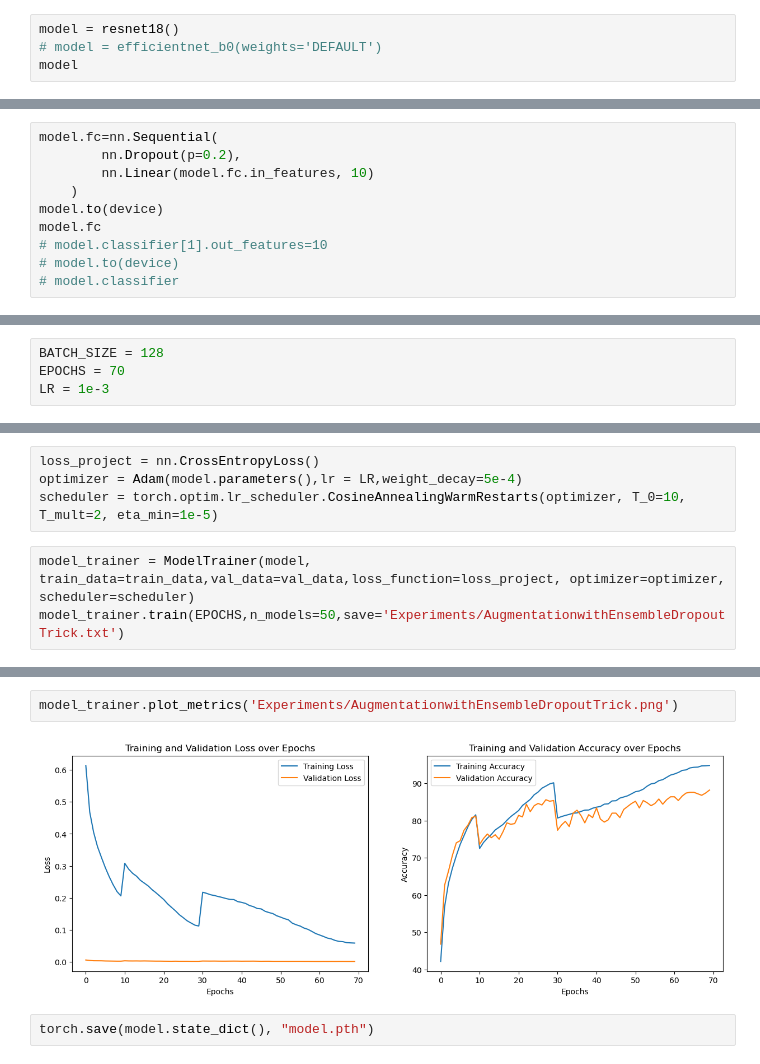
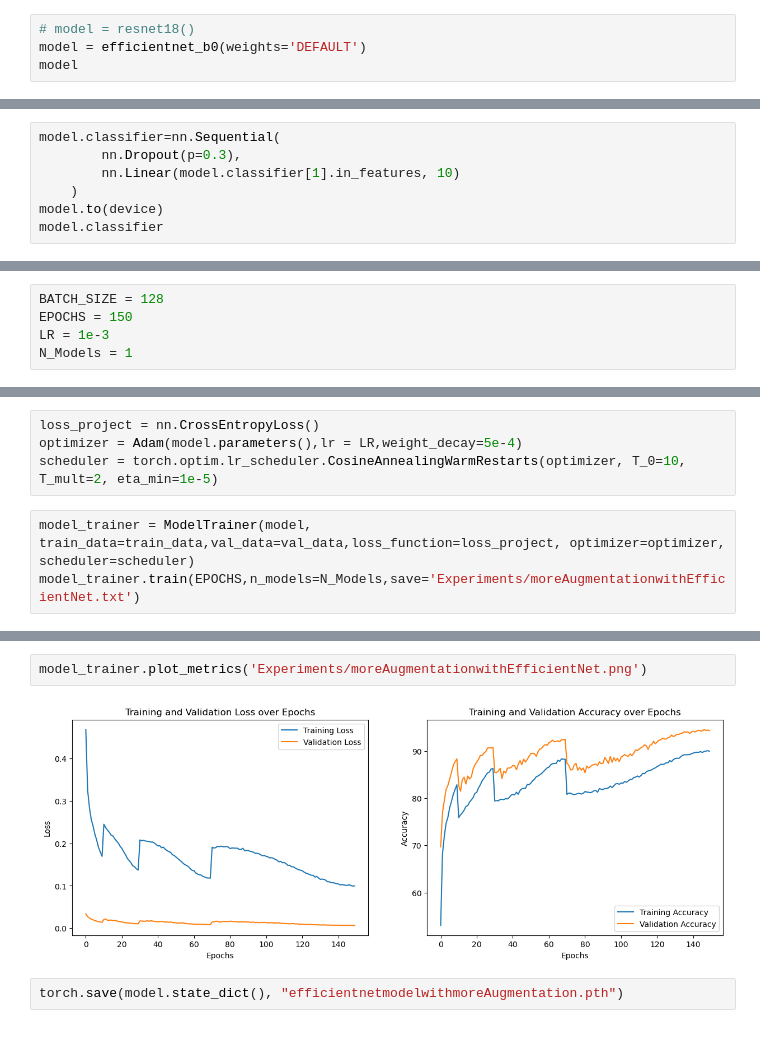
Before and after one commit to Tasfiq-Mahmud/CIFAR-PROJECT, a Jupyter notebook: Preprocessing.ipynb, the cells around one changed output, grey strips where cells are left out. Saved outputs shown, nothing was run; the diff lists cells and outputs as text.

Commit message:
efficientnet model

```diff
--- a/Preprocessing.ipynb
+++ b/Preprocessing.ipynb
@@ -166,5 +173,5 @@ plt.show()
 # %%
-model = resnet18()
-# model = efficientnet_b0(weights='DEFAULT')
+# model = resnet18()
+model = efficientnet_b0(weights='DEFAULT')
 model
 # %% [output]
@@ -187,13 +194,10 @@ ResNet(
 )
 # %%
-model.fc=nn.Sequential(
-        nn.Dropout(p=0.2),
-        nn.Linear(model.fc.in_features, 10)
+model.classifier=nn.Sequential(
+        nn.Dropout(p=0.3),
+        nn.Linear(model.classifier[1].in_features, 10)
     )
 model.to(device)
-model.fc
-# model.classifier[1].out_features=10
-# model.to(device)
-# model.classifier
+model.classifier
 # %% [output]
 Sequential(
@@ -202,8 +206,9 @@ Sequential(
 )
 # %%
 BATCH_SIZE = 128
-EPOCHS = 70
+EPOCHS = 150
 LR = 1e-3
+N_Models = 1
 # %%
 train_data = DataLoader(train_dataset,batch_size=BATCH_SIZE, shuffle = True)
 val_data = DataLoader(val_dataset,batch_size=BATCH_SIZE, shuffle=True)
@@ -213,5 +218,5 @@ optimizer = Adam(model.parameters(),lr = LR,weight_decay=5e-4)
 scheduler = torch.optim.lr_scheduler.CosineAnnealingWarmRestarts(optimizer, T_0=10, T_mult=2, eta_min=1e-5)
 # %%
 model_trainer = ModelTrainer(model, train_data=train_data,val_data=val_data,loss_function=loss_project, optimizer=optimizer, scheduler=scheduler)
-model_trainer.train(EPOCHS,n_models=50,save='Experiments/AugmentationwithEnsembleDropoutTrick.txt')
+model_trainer.train(EPOCHS,n_models=N_Models,save='Experiments/moreAugmentationwithEfficientNet.txt')
 # %% [output]
@@ -235,8 +240,8 @@ Successfully saved the string to Experiments/AugmentationwithEnsembleDropoutTric
 # %%
-model_trainer.plot_metrics('Experiments/AugmentationwithEnsembleDropoutTrick.png')
+model_trainer.plot_metrics('Experiments/moreAugmentationwithEfficientNet.png')
 # %% [output]
-[figure, old version]
+[figure, new version]
 # %%
-torch.save(model.state_dict(), "model.pth")
+torch.save(model.state_dict(), "efficientnetmodelwithmoreAugmentation.pth")
 # %%
 # Create a test dataset, run the trained model on it, and write predictions to CSV.
```
Also changed, not shown: parts of 17 cells of this notebook, 9 other files.
